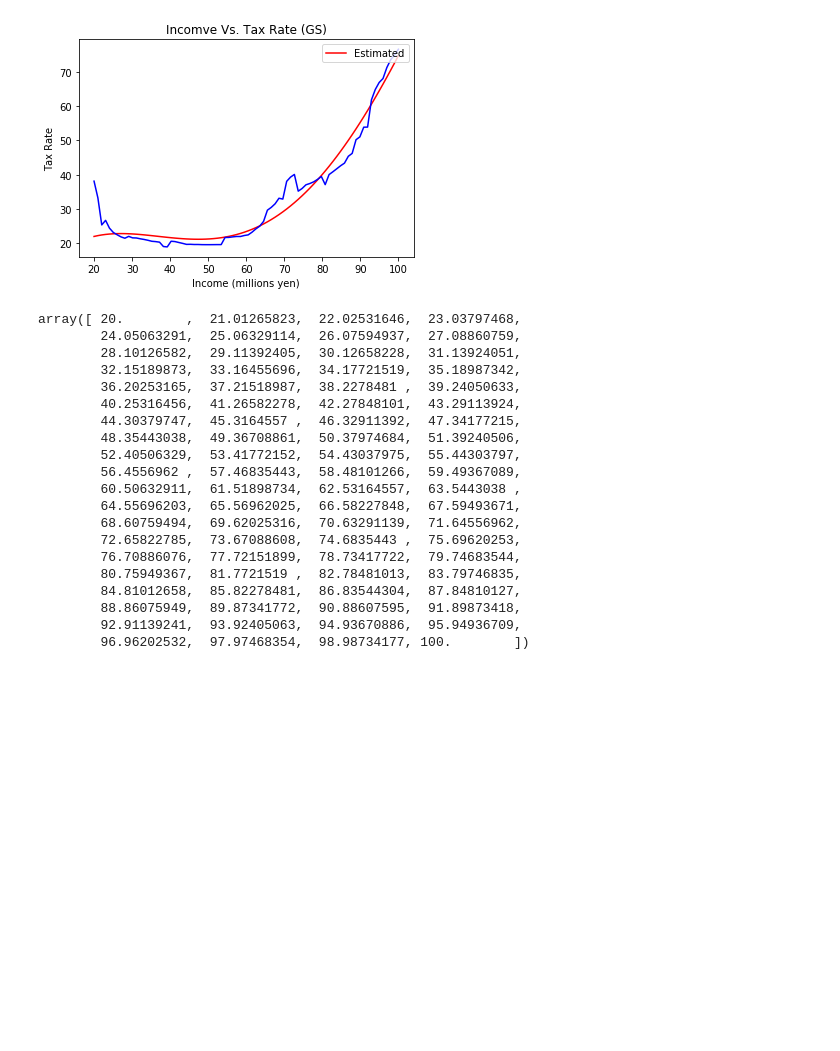
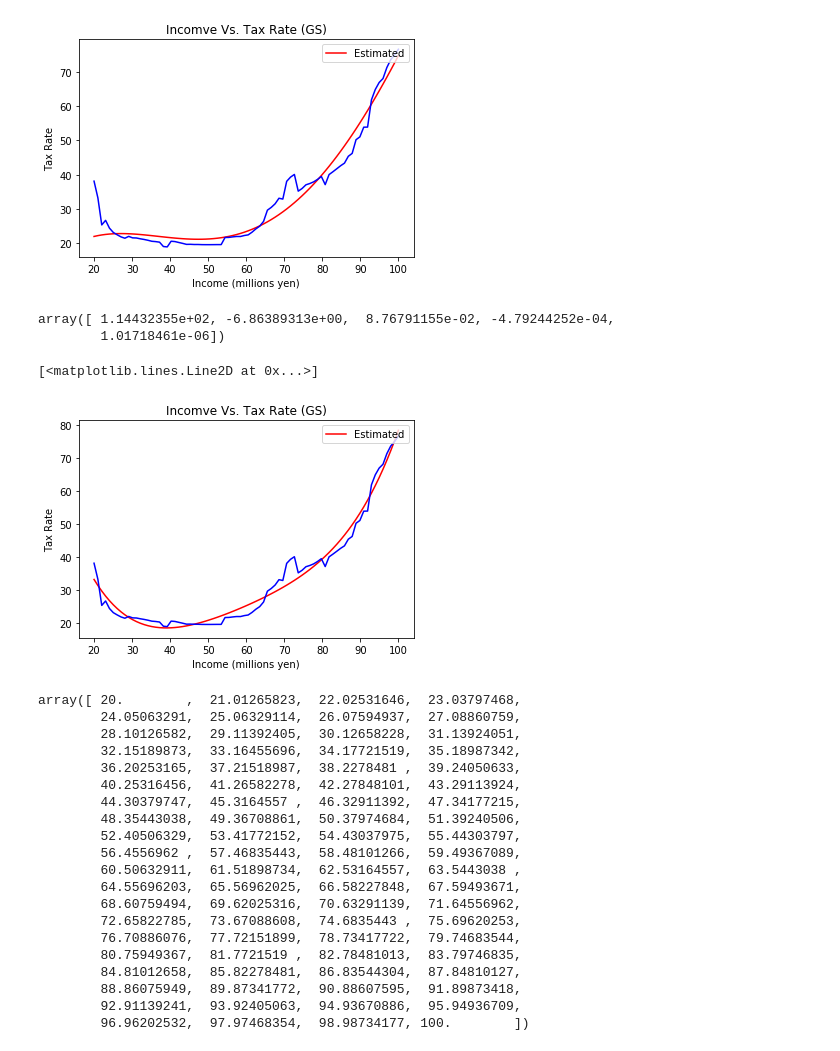
Before and after one commit to keiirizawa/OG-USA, a Jupyter notebook: Chebyshev.ipynb, the cells around one changed output. Drawn from its saved outputs; the diff is of its cells as text; code cells hidden in the pictures; blank space fills up the shorter version.

```diff
--- a/Chebyshev.ipynb
+++ b/Chebyshev.ipynb
@@ -59,6 +59,24 @@ plt.plot(ages, data_moments, color = 'b', label = r'Data')
 # %% [output]
 [<matplotlib.lines.Line2D at 0x...>]
 [figure]
+# %%
+data_moments = np.array([38.12000874, 33.22762421, 25.3484224, 26.67954008, 24.41097278, 23.15059004, 22.46771332, 21.85495452, 21.46242013, 22.00364263, 21.57322063, 21.53371545, 21.29828515, 21.10144524, 20.8617942, 20.57282, 20.47473172, 20.31111347, 19.04137299, 18.92616951, 20.58517969, 20.48761429, 20.21744847, 19.9577682, 19.66931057, 19.6878927, 19.63107201, 19.63390543, 19.5901486, 19.58143606, 19.58005578, 19.59073213, 19.60190899, 19.60001831, 21.67763741, 21.70451784, 21.85430468, 21.97291208, 21.97017228, 22.25518398, 22.43969757, 23.21870602, 24.18334822, 24.97772026, 26.37663164, 29.65075992, 30.46944758, 31.51634777, 33.13353793, 32.89186997, 38.07083882, 39.2992811, 40.07987878, 35.19951571, 35.97943562, 37.05601334, 37.42979341, 37.91576867, 38.62775142, 39.4885405, 37.10609921, 40.03988031, 40.86564363, 41.73645892, 42.6208256, 43.37786072, 45.38166073, 46.22395387, 50.21419653, 51.05246704, 53.86896121, 53.90029708, 61.83586775, 64.87563699, 66.91207845, 68.07449767, 71.27919965, 73.57195873, 74.95045988, 76.6230815])
+np.polynomial.chebyshev.chebfit(ages, data_moments, 4)
+# %% [output]
+array([ 1.14432355e+02, -6.86389313e+00,  8.76791155e-02, -4.79244252e-04,
+        1.01718461e-06])
+# %%
+data = func(ages, 1.14432355e+02, -6.86389313e+00,  8.76791155e-02, -4.79244252e-04,
+        1.01718461e-06)
+plt.xlabel('Income (millions yen)')
+plt.ylabel('Tax Rate')
+plt.title('Incomve Vs. Tax Rate (GS)')
+plt.plot(ages, data, color = 'r', label = r'Estimated')
+plt.legend(loc='upper right')
+plt.plot(ages, data_moments, color = 'b', label = r'Data')
+# %% [output]
+[<matplotlib.lines.Line2D at 0x...>]
+[figure, added]
 # %%
 ages
 # %% [output]
```
Also changed, not shown: 7 other files.
